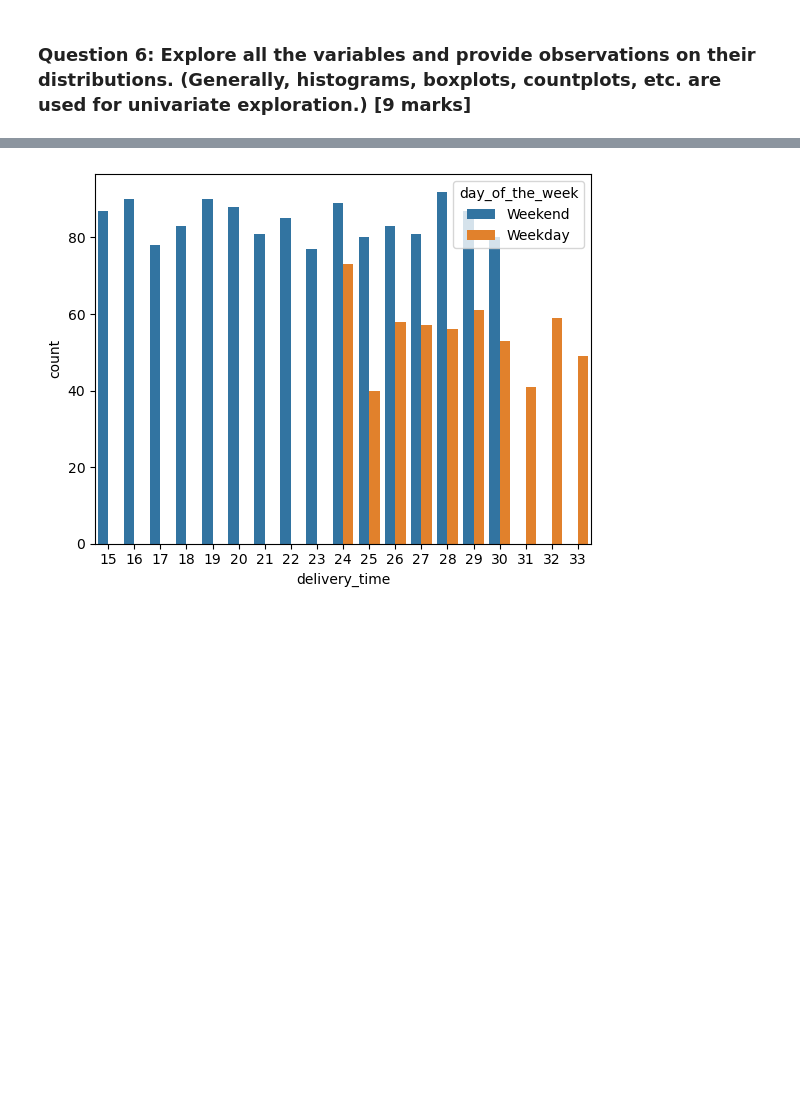
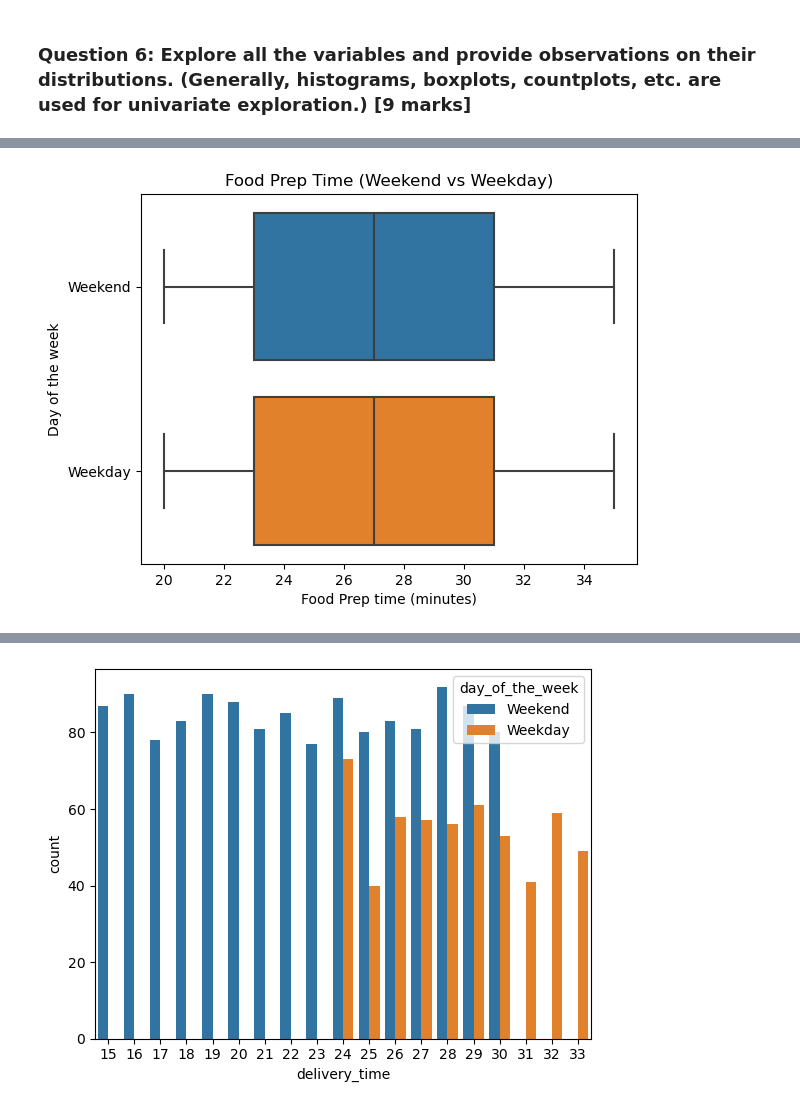
Before and after one commit to Drew75austin/FoodhubProject, a Jupyter notebook: PYF_Project_LearnerNotebook_FullCode.ipynb, the cells around one changed output, grey strips where cells are left out. Saved outputs shown, nothing was run; the diff lists cells and outputs as text; code cells hidden in the pictures; blank space fills up the shorter version.

```diff
--- a/PYF_Project_LearnerNotebook_FullCode.ipynb
+++ b/PYF_Project_LearnerNotebook_FullCode.ipynb
@@ -197,0 +201,13 @@ plt.show()
+# %%
+# Create seaborn boxplot to show the food preparation time on weekdays and weekend
+box_day = sns.boxplot(data=df,x='food_preparation_time', y='day_of_the_week')#specify axis labels
+
+#set axis labels
+box_day.set(ylabel='Day of the week',
+       xlabel='Food Prep time (minutes)',
+       title='Food Prep Time (Weekend vs Weekday)')
+
+
+plt.show()
+# %% [output]
+[figure, added]
```
Also changed, not shown: parts of 31 cells of this notebook.
